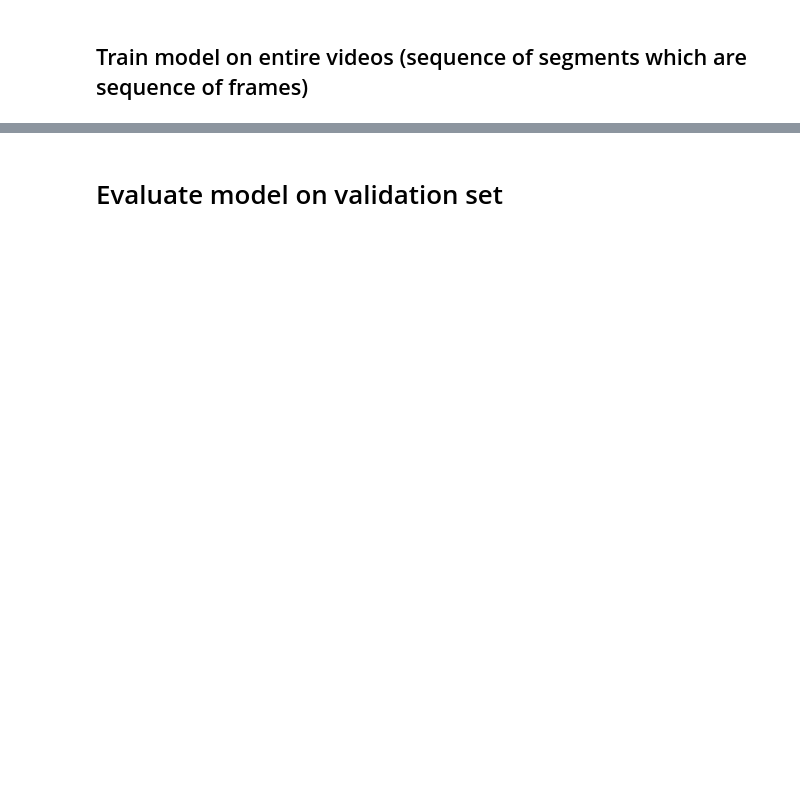
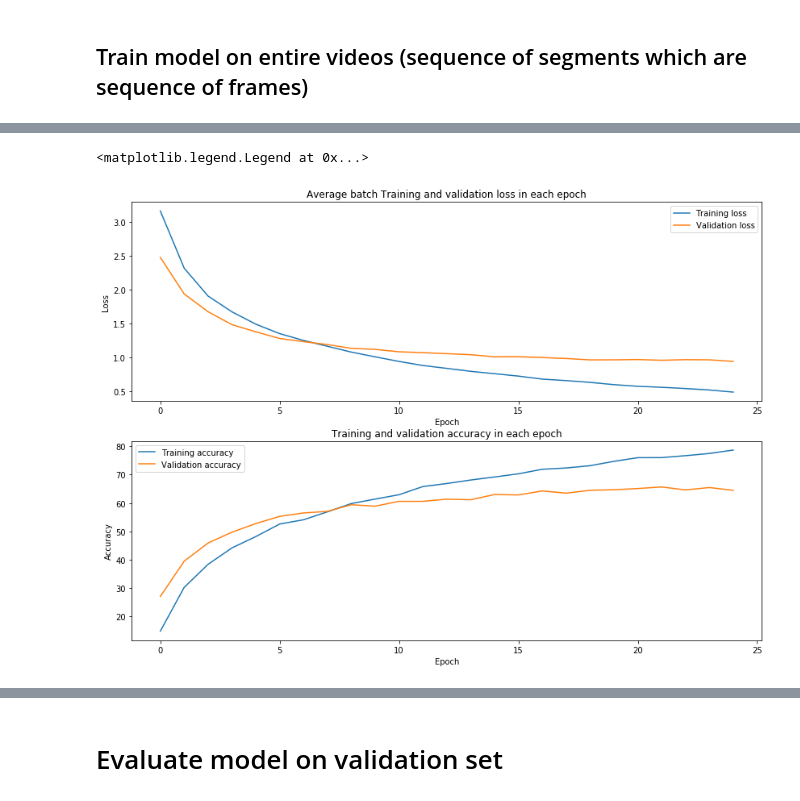
Before and after one commit to amrut-prabhu/breakfast-actions-classifier, a Jupyter notebook: models/Bidirectional_video.ipynb, the cells around one changed output, grey strips where cells are left out. Saved outputs shown, nothing was run; the diff lists cells and outputs as text; code cells hidden in the pictures; blank space fills up the shorter version.

Commit message:
Add gru dropout, increase hidden dim

```diff
--- a/models/Bidirectional_video.ipynb
+++ b/models/Bidirectional_video.ipynb
@@ -80,13 +81,14 @@ Yash- high validation accuracy for **hidden dim 50**. But test results are bad.
 Don't use the SIL frames
 # %%
 class ClassPredictor(nn.Module):
-    def __init__(self, input_size, num_classes):
+    def __init__(self, input_size, num_classes, drop_prob):
         super(ClassPredictor, self).__init__()
+
+        self.input_dout = nn.Dropout(drop_prob)
+
 
         hidden_1 = 160
         hidden_2 = 100
-
-#         self.temp = nn.Linear(input_size, num_classes)
 
         # https://pytorch.org/docs/stable/nn.html#torch.nn.Linear
         self.fc1 = nn.Linear(input_size, hidden_1)
@@ -107,7 +109,9 @@ class ClassPredictor(nn.Module):
 
     def forward(self, x):
         ## x: (input_size)
-#         return self.temp(x)
+
+        # Manually use dropout for the RNN output
+        x = self.input_dout(x)
 
         a1 = self.fc1(x)
 #         b1 = self.bn1(a1)
@@ -210,10 +214,10 @@ class BiGRU(nn.Module):
 
         ## https://pytorch.org/docs/stable/nn.html#torch.nn.GRU
         self.bigru =nn.GRU(input_size, hidden_size, num_layers, bidirectional=True,
-                            batch_first=True, bias=True, dropout=drop_prob)
+                            batch_first=True, bias=True) #, dropout=drop_prob) # dropout is only for stacked layers
 
         ## DNN for class prediction
-        self.fc = ClassPredictor(hidden_size * 2 * 2, num_classes)
+        self.fc = ClassPredictor(hidden_size * 2 * 2, num_classes, drop_prob)
 
 
     ## https://pytorch.org/docs/stable/nn.init.html
@@ -429,7 +433,7 @@ os.mkdir(RESULTS_DIR + model_time)
 
 ## Model Architecture
 input_dim = 400  # dimension of an i3D video frame
-hidden_dim = 80 # dimension of hidden state
+hidden_dim = 90 # dimension of hidden state
 layer_dim = 1    # number of stacked layers
 output_dim = 48  # number of sub-action labels
 
@@ -493,10 +495,23 @@ Epoch: 1
 # %%
+plt.figure(figsize=(14,10))
+
 # Plot training and validation losses
-
-plt.figure(figsize=(12,6))
+plt.subplot(2, 1, 1)
 plt.title("Average batch Training and validation loss in each epoch")
 plt.xlabel('Epoch')
 plt.ylabel('Loss')
 plt.plot(training_losses)
 plt.plot(validation_losses)
 plt.legend(["Training loss","Validation loss"])
+
+# Plot training and validation accuracies
+plt.subplot(2, 1, 2)
+plt.title("Training and validation accuracy in each epoch")
+plt.xlabel('Epoch')
+plt.ylabel('Accuracy')
+plt.plot(training_accuracies)
+plt.plot(validation_accuracies)
+plt.legend(["Training accuracy","Validation accuracy"])
+# %% [output]
+<matplotlib.legend.Legend at 0x...>
+[figure, added]
```
Also changed, not shown: parts of 8 cells of this notebook.
